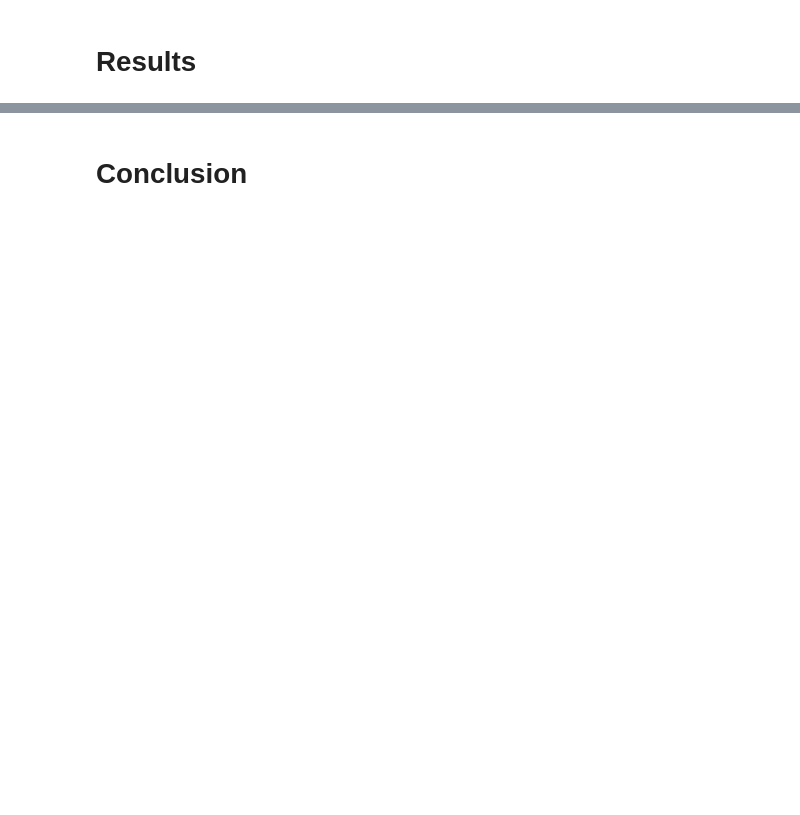
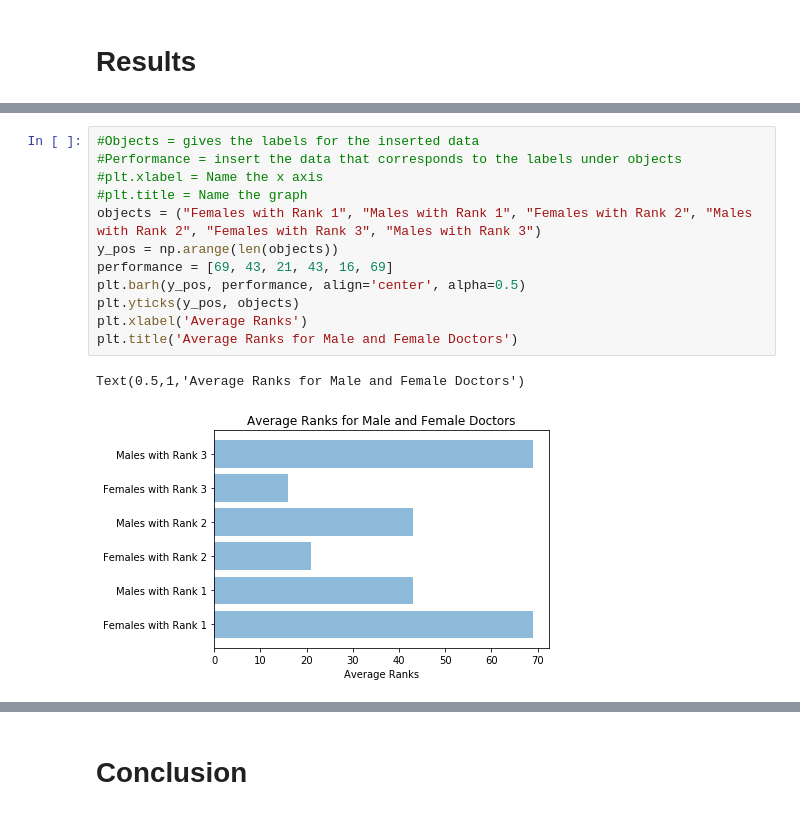
Before and after one commit to mertsami/aea-assign-final, a Jupyter notebook: AEA final assignment .ipynb, the cells around one changed output, grey strips where cells are left out. Drawn from its saved outputs; the diff is of its cells as text; blank space fills up the shorter version.

```diff
--- a/AEA final assignment .ipynb
+++ b/AEA final assignment .ipynb
@@ -1900,0 +382,15 @@ In modern society, racism and discrimination are highly relevant topics. These t
+# %%
+#Objects = gives the labels for the inserted data
+#Performance = insert the data that corresponds to the labels under objects
+#plt.xlabel = Name the x axis
+#plt.title = Name the graph
+objects = ("Females with Rank 1", "Males with Rank 1", "Females with Rank 2", "Males with Rank 2", "Females with Rank 3", "Males with Rank 3")
+y_pos = np.arange(len(objects))
+performance = [69, 43, 21, 43, 16, 69]
+plt.barh(y_pos, performance, align='center', alpha=0.5)
+plt.yticks(y_pos, objects)
+plt.xlabel('Average Ranks')
+plt.title('Average Ranks for Male and Female Doctors')
+# %% [output]
+Text(0.5,1,'Average Ranks for Male and Female Doctors')
+[figure, added]
```
Also changed, not shown: parts of 137 cells of this notebook.
